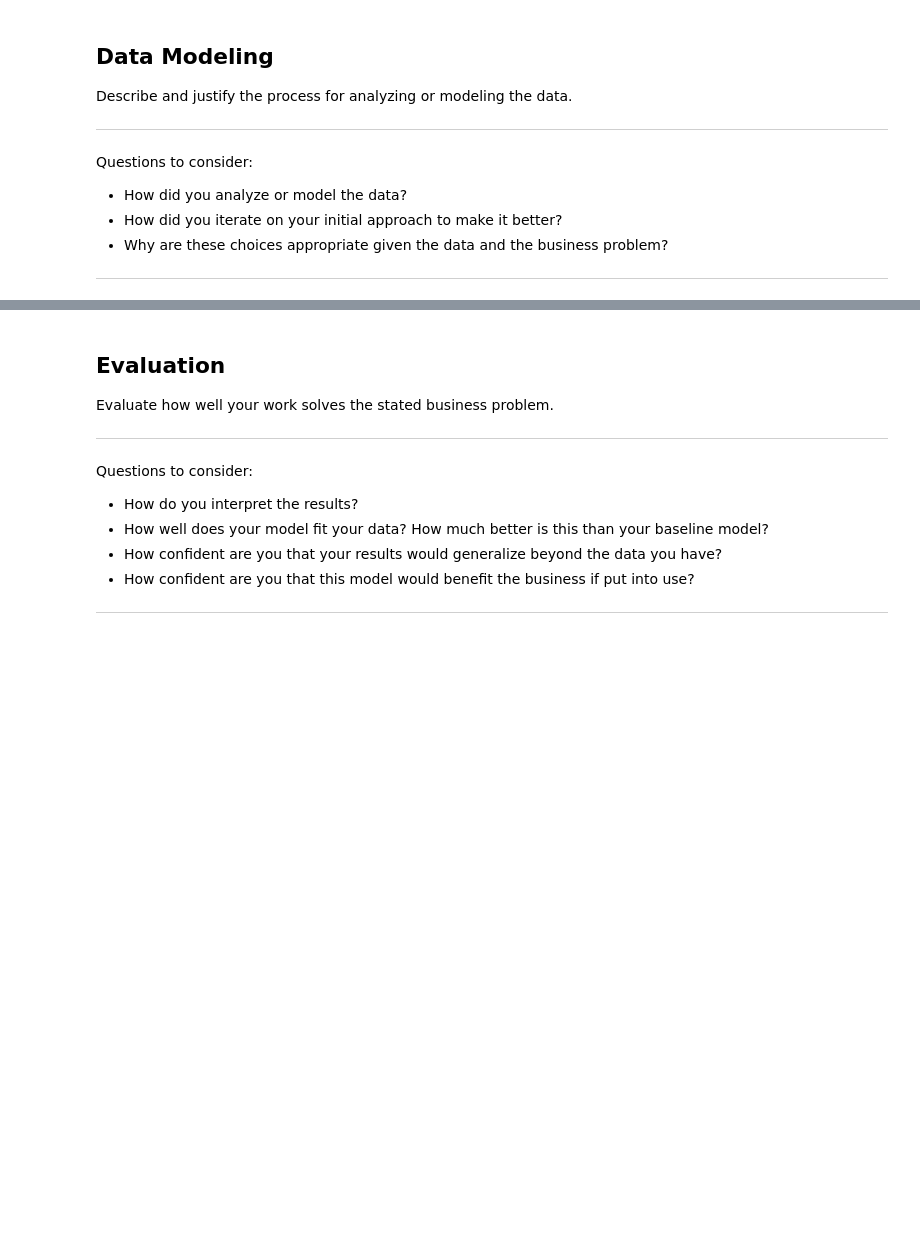
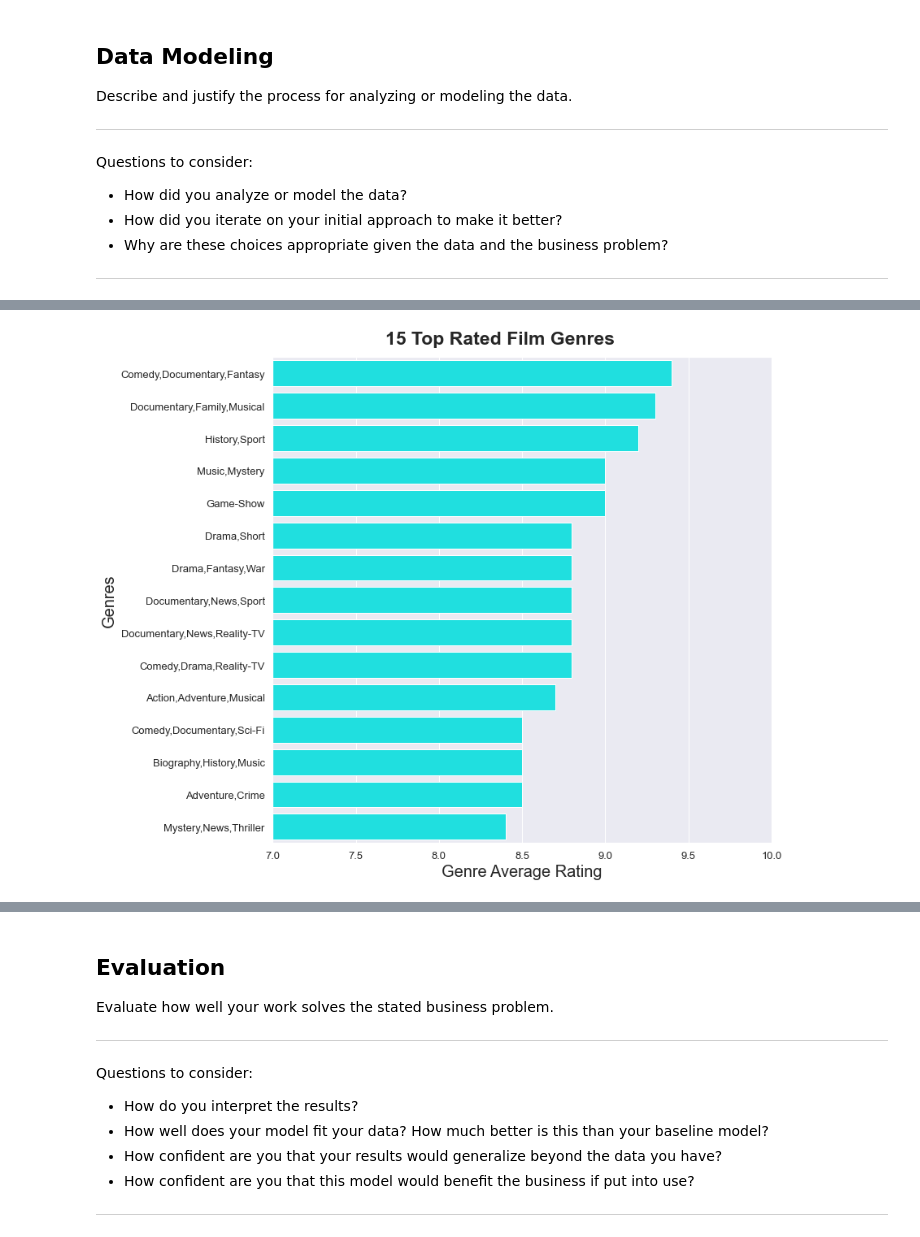
Before and after one commit to stevegithinji/Microsoft-Movies-Analysis, a Jupyter notebook: microsoft_movie_analysis.ipynb, the cells around one changed output, grey strips where cells are left out. Saved outputs shown, nothing was run; the diff lists cells and outputs as text; code cells hidden in the pictures; blank space fills up the shorter version.

Commit message:
Data Modelling

```diff
--- a/microsoft_movie_analysis.ipynb
+++ b/microsoft_movie_analysis.ipynb
@@ -592,0 +544,21 @@ sns.lineplot(x=theater_date_rotten_tomatoes_df['theater_date'], y=theater_date_r
+# %%
+# Initialize a Figure and an Axes
+fig, ax = plt.subplots(figsize=(11, 11))
+
+# Create horizontal bars
+sns.barplot(x='genre_avg_rating', y='genres',
+            data=movie_basics_and_ratings, color='cyan')
+
+# set x axis limits and labels
+ax.set_xlim(7, 10)
+ax.set_xlabel("Genre Average Rating", fontsize=20)
+ax.set_ylabel("Genres", fontsize=20)
+ax.tick_params(labelsize=13)
+
+# Add title
+fig.text(
+    0.3, 0.9, "15 Top Rated Film Genres",
+    fontsize=23, fontweight="bold"
+);
+# %% [output]
+[figure, added]
```
Also changed, not shown: parts of 31 cells of this notebook.
